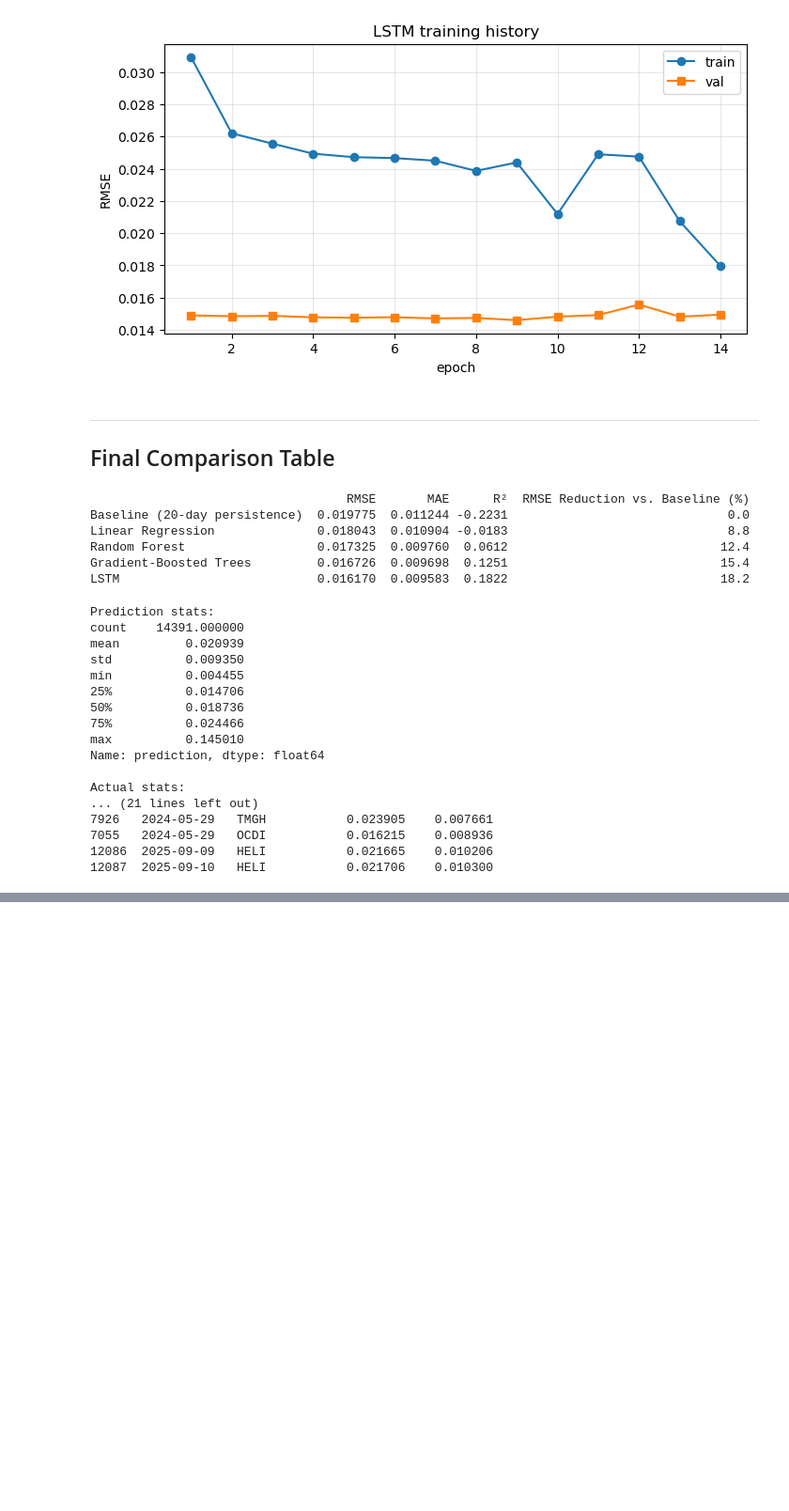
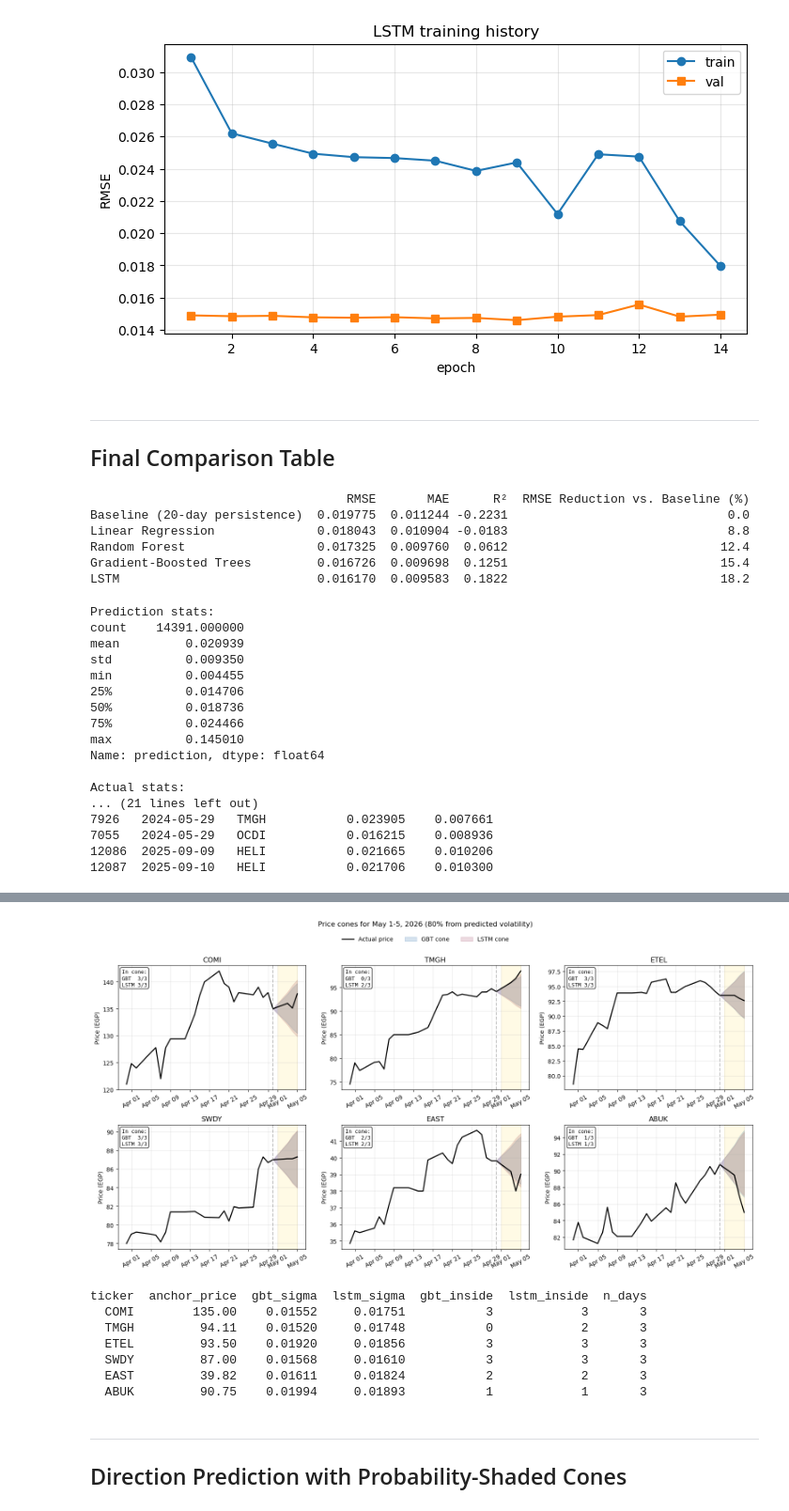
Before and after one commit to Marwan-Ghazal/EGX-Stock-Analysis-with-Spark, a Jupyter notebook: models.ipynb, the cells around one changed output, grey strips where cells are left out. Shown at 94% size. Drawn from its saved outputs; the diff is of its cells as text; code cells hidden in the pictures; blank space fills up the shorter version.

```diff
--- a/models.ipynb
+++ b/models.ipynb
@@ -440,0 +580,80 @@ Actual stats:
+# %%
+FORECAST_START = pd.Timestamp("2026-05-01")
+FORECAST_END   = pd.Timestamp("2026-05-05")
+PLOT_START     = pd.Timestamp("2026-04-01")
+DEMO_TICKERS = ["COMI", "TMGH", "ETEL", "SWDY", "EAST", "ABUK"]
+plot_df = combined[(combined["date"] >= PLOT_START) & (combined["date"] <= FORECAST_END)].copy()
+# %%
+fig, axes = plt.subplots(2, 3, figsize=(16, 8), sharex=False)
+axes = axes.flatten()
+summary_rows = []
+
+for ax, ticker in zip(axes, DEMO_TICKERS):
+    p = prices[prices["ticker"] == ticker].sort_values("date").reset_index(drop=True)
+    actual_fw = p[(p["date"] >= FORECAST_START) & (p["date"] <= FORECAST_END)]
+    pre = p[p["date"] < FORECAST_START]
+    if len(actual_fw) == 0 or len(pre) == 0:
+        ax.set_title(f"{ticker}: no data"); ax.axis("off"); continue
+    anchor = pre.iloc[-1]
+    anchor_date, anchor_price = anchor["date"], anchor["price"]
+
+    preds = combined[(combined["ticker"] == ticker) & (combined["date"] == anchor_date)]
+    if len(preds) == 0:
+        preds = combined[combined["ticker"] == ticker].assign(diff=lambda d: (d["date"] - anchor_date).abs()).sort_values("diff").head(1)
+    if len(preds) == 0:
+        ax.set_title(f"{ticker}: no prediction"); ax.axis("off"); continue
+    sigma_gbt, sigma_lstm = float(preds["gbt_pred"].iloc[0]), float(preds["lstm_pred"].iloc[0])
+
+    n_proj = len(actual_fw)
+    _, gbt_lo, gbt_hi   = project_cone(anchor_price, sigma_gbt,  n_proj)
+    _, lstm_lo, lstm_hi = project_cone(anchor_price, sigma_lstm, n_proj)
+    forecast_dates = [anchor_date] + list(actual_fw["date"])
+    gbt_lo_full = np.concatenate([[anchor_price], gbt_lo])
+    gbt_hi_full = np.concatenate([[anchor_price], gbt_hi])
+    lstm_lo_full = np.concatenate([[anchor_price], lstm_lo])
+    lstm_hi_full = np.concatenate([[anchor_price], lstm_hi])
+
+    history_start = anchor_date - pd.Timedelta(days=HISTORY_DAYS)
+    hist = p[(p["date"] >= history_start) & (p["date"] <= FORECAST_END)]
+    ax.plot(hist["date"], hist["price"], "k-", linewidth=1.8, label="Actual price")
+    ax.fill_between(forecast_dates, gbt_lo_full, gbt_hi_full, color="#185FA5", alpha=0.18, label="GBT cone")
+    ax.fill_between(forecast_dates, lstm_lo_full, lstm_hi_full, color="#993556", alpha=0.18, label="LSTM cone")
+    ax.axvspan(FORECAST_START, FORECAST_END, color="gold", alpha=0.10)
+    ax.axvline(anchor_date, color="gray", linestyle="--", alpha=0.5)
+
+    actual_prices = actual_fw["price"].values
+    gbt_inside  = ((actual_prices >= gbt_lo) & (actual_prices <= gbt_hi)).sum()
+    lstm_inside = ((actual_prices >= lstm_lo) & (actual_prices <= lstm_hi)).sum()
+    badge = f"In cone:\nGBT  {gbt_inside}/{len(actual_prices)}\nLSTM {lstm_inside}/{len(actual_prices)}"
+    ax.text(0.02, 0.97, badge, transform=ax.transAxes, fontsize=9, va="top", family="monospace",
+            bbox=dict(boxstyle="round", facecolor="white", alpha=0.9))
+    summary_rows.append({"ticker": ticker, "anchor_price": round(anchor_price, 3),
+                         "gbt_sigma": round(sigma_gbt, 5), "lstm_sigma": round(sigma_lstm, 5),
+                         "gbt_inside": gbt_inside, "lstm_inside": lstm_inside,
+                         "n_days": len(actual_prices)})
+    ax.set_title(f"{ticker}"); ax.set_ylabel("Price (EGP)"); ax.grid(alpha=0.3)
+    ax.xaxis.set_major_formatter(mdates.DateFormatter("%b %d"))
+    ax.tick_params(axis="x", rotation=30)
+
+handles, labels = axes[0].get_legend_handles_labels()
+fig.legend(handles, labels, loc="upper center", ncol=3, bbox_to_anchor=(0.5, 1.02), frameon=False)
+fig.suptitle("Price cones for May 1-5, 2026 (80% from predicted volatility)", y=1.05)
+plt.tight_layout()
+plt.savefig(f"{LOCAL_FIGS}/fig_price_cones_may2026.png", dpi=150, bbox_inches="tight")
+plt.show()
+
+summary_df = pd.DataFrame(summary_rows)
+print(summary_df.to_string(index=False))
+summary_df.to_csv(f"{LOCAL_RESULTS}/table_price_cone_coverage.csv", index=False)
+# %% [output]
+[figure, added]
+ticker  anchor_price  gbt_sigma  lstm_sigma  gbt_inside  lstm_inside  n_days
+  COMI        135.00    0.01552     0.01751           3            3       3
+  TMGH         94.11    0.01520     0.01748           0            2       3
+  ETEL         93.50    0.01920     0.01856           3            3       3
+  SWDY         87.00    0.01568     0.01610           3            3       3
+  EAST         39.82    0.01611     0.01824           2            2       3
+  ABUK         90.75    0.01994     0.01893           1            1       3
+# %% [markdown]
+---
+## Direction Prediction with Probability-Shaded Cones
```
Also changed, not shown: parts of 17 cells of this notebook.
